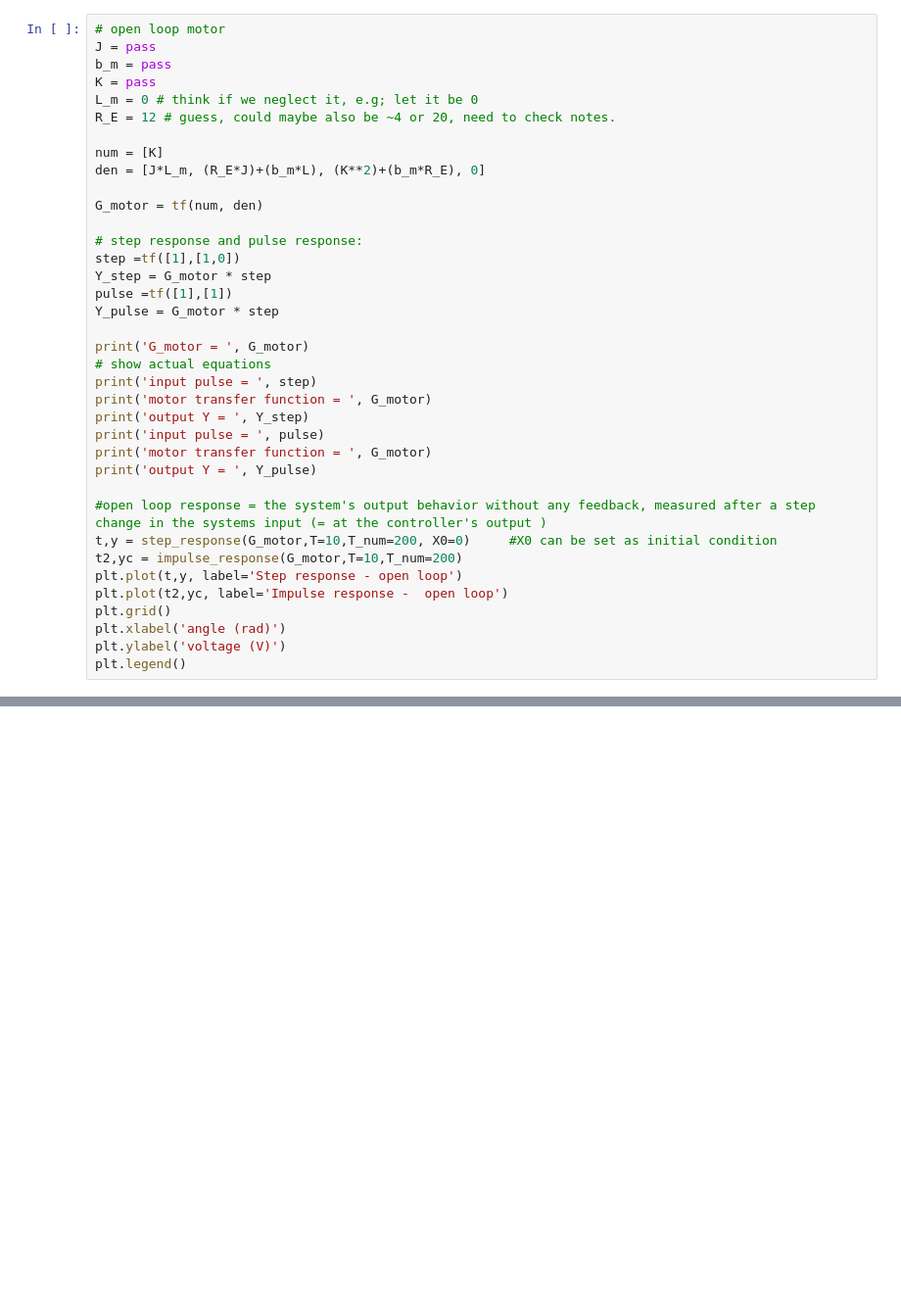
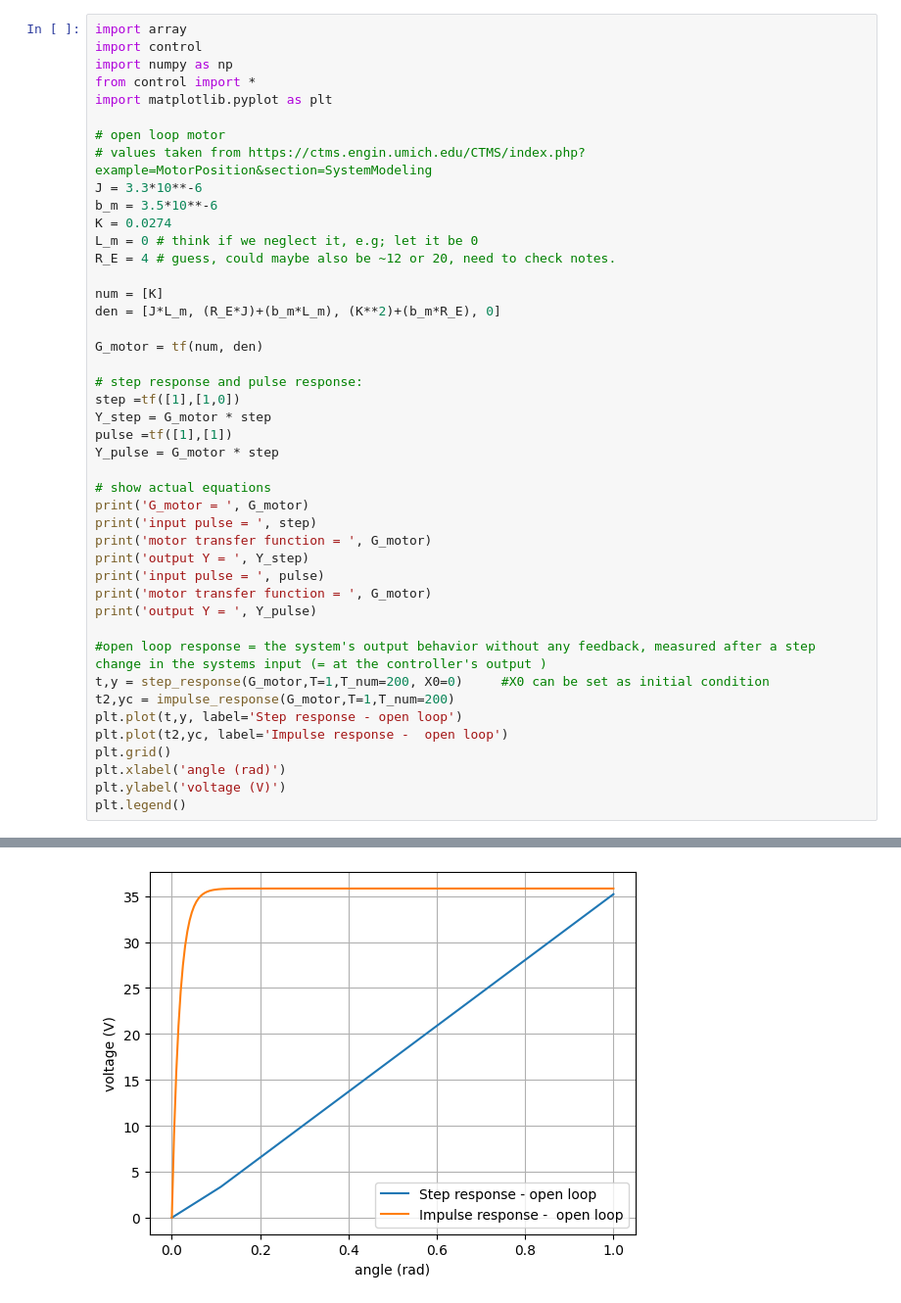
Before and after one commit to TijnAltenaAO/python-modeling, a Jupyter notebook: controlsystemsmodeling.ipynb, the cells around one changed output, grey strips where cells are left out. Shown at 98% size. Saved outputs shown, nothing was run; the diff lists cells and outputs as text; blank space fills up the shorter version.

```diff
--- a/controlsystemsmodeling.ipynb
+++ b/controlsystemsmodeling.ipynb
@@ -73,15 +63,22 @@ Outputs (1): ['y[0]']
 <matplotlib.legend.Legend at 0x...>
 [figure]
 # %%
+import array
+import control
+import numpy as np
+from control import *
+import matplotlib.pyplot as plt
+
 # open loop motor
-J = pass
-b_m = pass
-K = pass
+# values taken from https://ctms.engin.umich.edu/CTMS/index.php?example=MotorPosition&section=SystemModeling
+J = 3.3*10**-6
+b_m = 3.5*10**-6
+K = 0.0274
 L_m = 0 # think if we neglect it, e.g; let it be 0
-R_E = 12 # guess, could maybe also be ~4 or 20, need to check notes.
+R_E = 4 # guess, could maybe also be ~12 or 20, need to check notes.
 
 num = [K]
-den = [J*L_m, (R_E*J)+(b_m*L), (K**2)+(b_m*R_E), 0]
+den = [J*L_m, (R_E*J)+(b_m*L_m), (K**2)+(b_m*R_E), 0]
 
 G_motor = tf(num, den)
 
@@ -91,8 +88,8 @@ Y_step = G_motor * step
 pulse =tf([1],[1])
 Y_pulse = G_motor * step
 
+# show actual equations
 print('G_motor = ', G_motor)
-# show actual equations
 print('input pulse = ', step)
 print('motor transfer function = ', G_motor)
 print('output Y = ', Y_step)
@@ -101,8 +98,8 @@ print('motor transfer function = ', G_motor)
 print('output Y = ', Y_pulse)
 
 #open loop response = the system's output behavior without any feedback, measured after a step change in the systems input (= at the controller's output )
-t,y = step_response(G_motor,T=10,T_num=200, X0=0)     #X0 can be set as initial condition
-t2,yc = impulse_response(G_motor,T=10,T_num=200)
+t,y = step_response(G_motor,T=1,T_num=200, X0=0)     #X0 can be set as initial condition
+t2,yc = impulse_response(G_motor,T=1,T_num=200)
 plt.plot(t,y, label='Step response - open loop')
 plt.plot(t2,yc, label='Impulse response -  open loop')
 plt.grid()
@@ -114 +128,2 @@ SyntaxError: invalid syntax (3198592749.py, line 2)
+[figure, added]
 # %%
```
Also changed, not shown: parts of 4 cells of this notebook.
